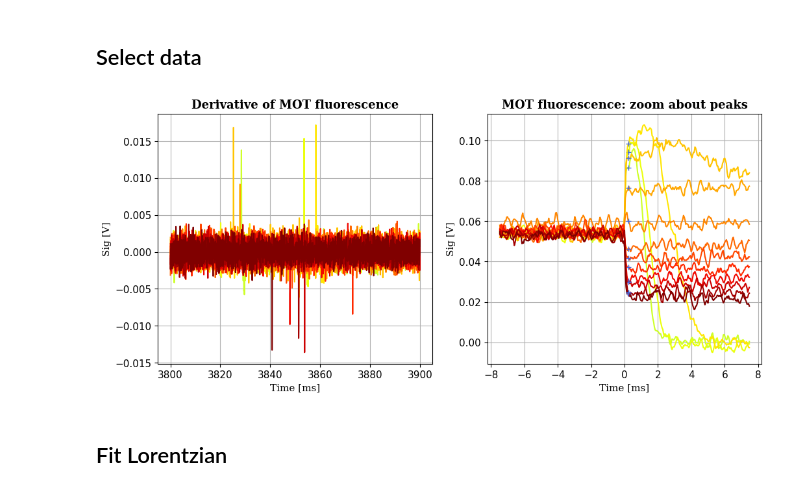
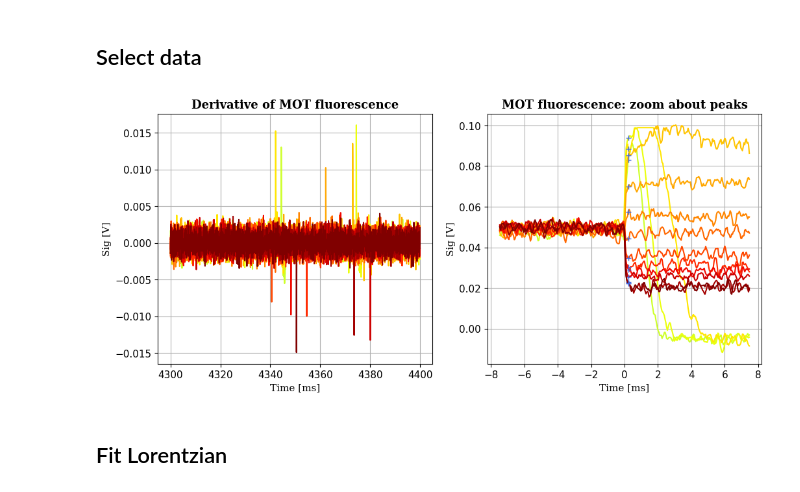
Before and after one commit to Leonardo-Razzai/MOT, a Jupyter notebook: Data/varying_B_and_D/fit_s0.ipynb, the cells around one changed output. Saved outputs shown, nothing was run; the diff lists cells and outputs as text; code cells hidden in the pictures.

```diff
--- a/Data/varying_B_and_D/fit_s0.ipynb
+++ b/Data/varying_B_and_D/fit_s0.ipynb
@@ -20,9 +20,9 @@ DataSetB_5.PlotRawData_zoom()
 # %% [markdown]
 ## Select data
-# %%
-DataSetB_5.SelectData(plot=True)
-# %% [output]
-[figure, removed]
+# %%
+DataSet.SelectData(plot=True, tmin=4.3, tmax=4.4)
+# %% [output]
+[figure, added]
 # %% [markdown]
 ## Fit Lorentzian
 # %%
```
Also changed, not shown: parts of 9 cells of this notebook, 8 other files.
